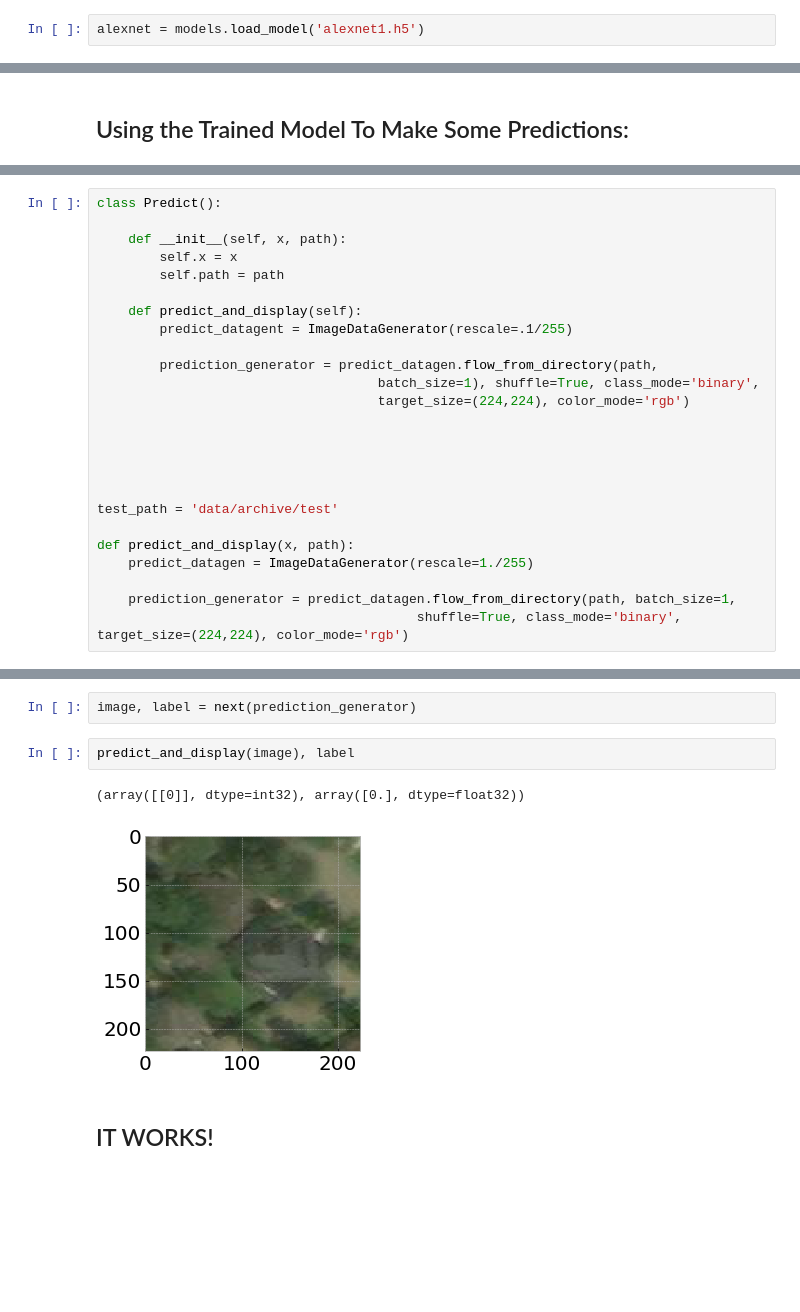
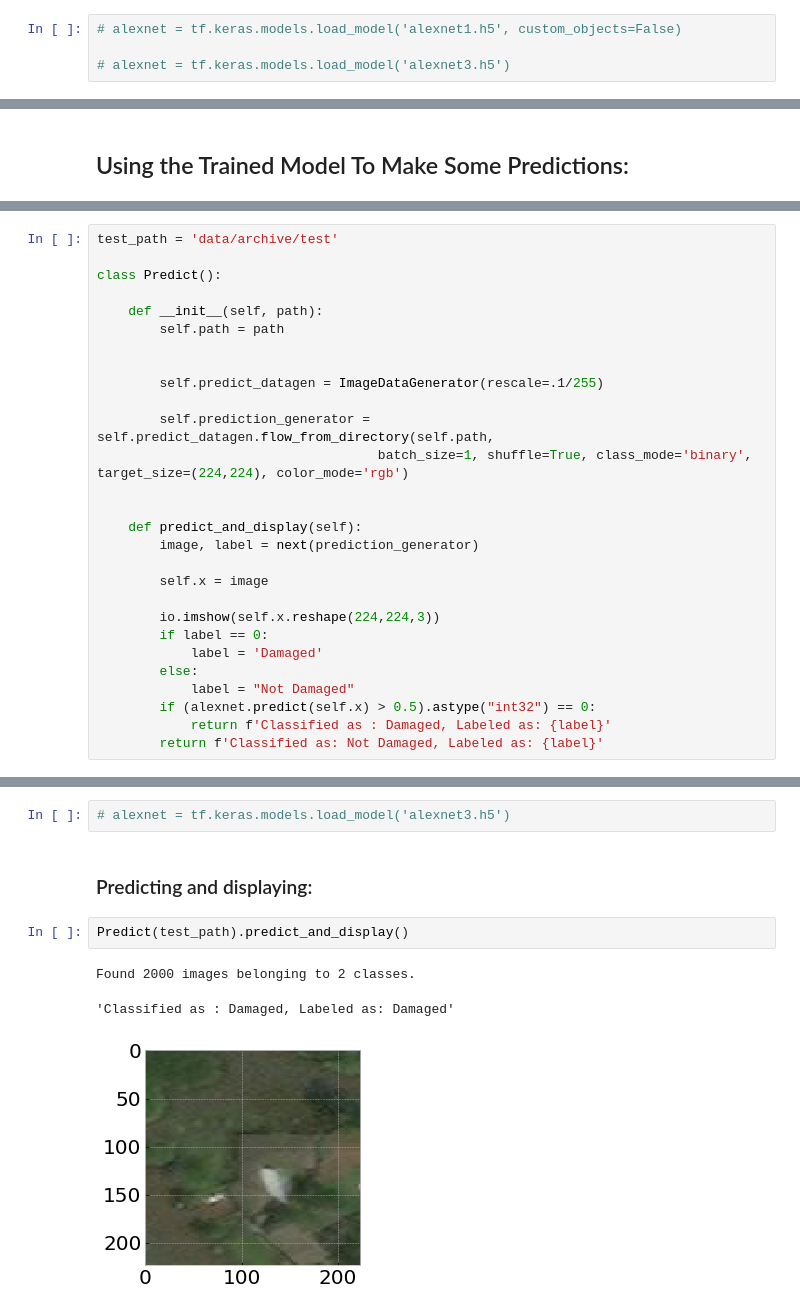
Before and after one commit to Daron-Marino/cnn-project-capstone, a Jupyter notebook: alexnet-predict.ipynb, the cells around one changed output, grey strips where cells are left out. Cells and saved outputs as stored; diff of their text form; blank space fills up the shorter version.

Commit message:
updated readme and built class objects for predicting and displaying

```diff
--- a/alexnet-predict.ipynb
+++ b/alexnet-predict.ipynb
@@ -165,2 +171,4 @@ alexnet.save('alexnet1.h5')
 # %%
-alexnet = models.load_model('alexnet1.h5')
+# alexnet = tf.keras.models.load_model('alexnet1.h5', custom_objects=False)
+
+# alexnet = tf.keras.models.load_model('alexnet3.h5')
@@ -171,25 +179,28 @@ ValueError: The channel dimension of the inputs should be defined. Found `None`.
 # %%
+test_path = 'data/archive/test'
+
 class Predict():
 
-    def __init__(self, x, path):
-        self.x = x
+    def __init__(self, path):
         self.path = path
 
-    def predict_and_display(self):
-        predict_datagent = ImageDataGenerator(rescale=.1/255)
 
-        prediction_generator = predict_datagen.flow_from_directory(path,
-                                    batch_size=1), shuffle=True, class_mode='binary',
-                                    target_size=(224,224), color_mode='rgb')
+        self.predict_datagen = ImageDataGenerator(rescale=.1/255)
+
+        self.prediction_generator = self.predict_datagen.flow_from_directory(self.path,
+                                    batch_size=1, shuffle=True, class_mode='binary', target_size=(224,224), color_mode='rgb')
 
 
+    def predict_and_display(self):
+        image, label = next(prediction_generator)
 
+        self.x = image
 
-
-test_path = 'data/archive/test'
-
-def predict_and_display(x, path):
-    predict_datagen = ImageDataGenerator(rescale=1./255)
-
-    prediction_generator = predict_datagen.flow_from_directory(path, batch_size=1,
-                                         shuffle=True, class_mode='binary', target_size=(224,224), color_mode='rgb')
+        io.imshow(self.x.reshape(224,224,3))
+        if label == 0:
+            label = 'Damaged'
+        else:
+            label = "Not Damaged"
+        if (alexnet.predict(self.x) > 0.5).astype("int32") == 0:
+            return f'Classified as : Damaged, Labeled as: {label}'
+        return f'Classified as: Not Damaged, Labeled as: {label}'
@@ -207,9 +207,10 @@ def predict_and_display(x):
-# %%
-image, label = next(prediction_generator)
-# %%
-predict_and_display(image), label
-# %% [output]
-(array([[0]], dtype=int32), array([0.], dtype=float32))
-[figure, removed]
-# %% [markdown]
-## IT WORKS!
+# %%
+# alexnet = tf.keras.models.load_model('alexnet3.h5')
+# %% [markdown]
+### Predicting and displaying:
+# %%
+Predict(test_path).predict_and_display()
+# %% [output]
+Found 2000 images belonging to 2 classes.
+'Classified as : Damaged, Labeled as: Damaged'
+[figure, added]
```
Also changed, not shown: parts of 11 cells of this notebook.
